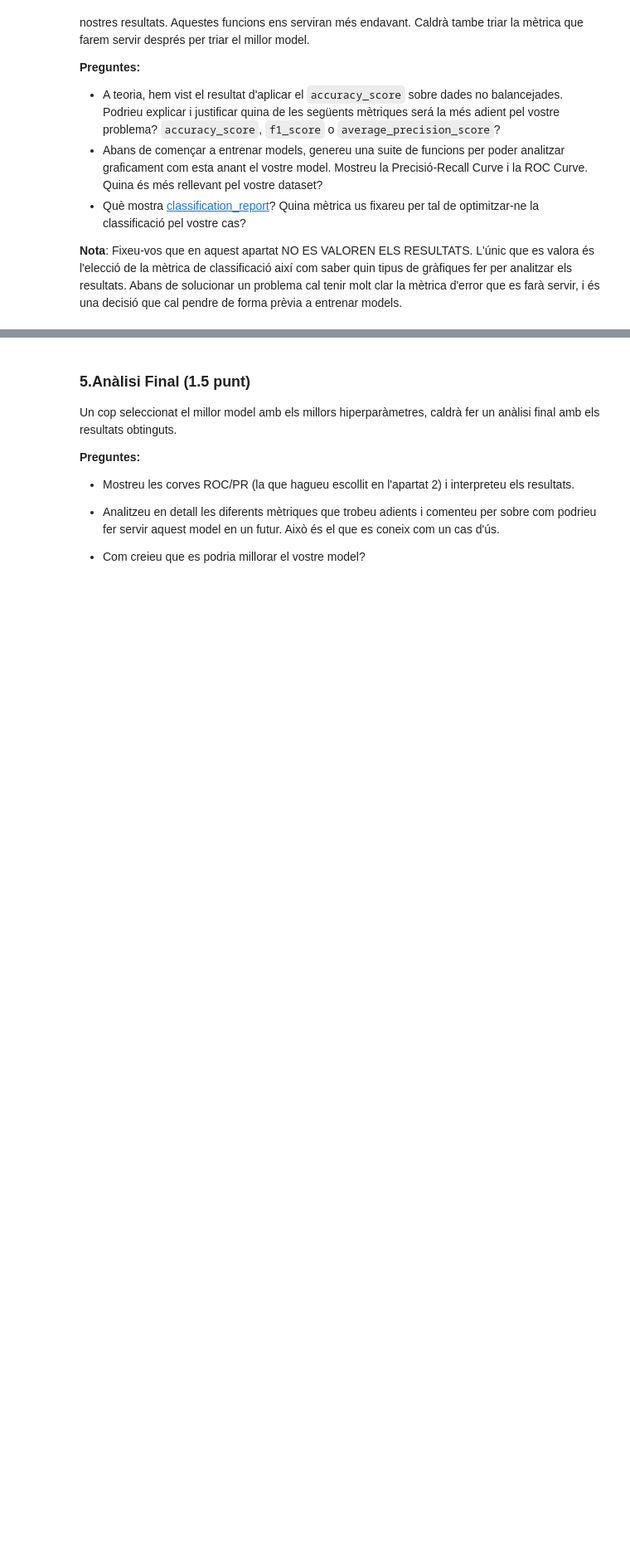
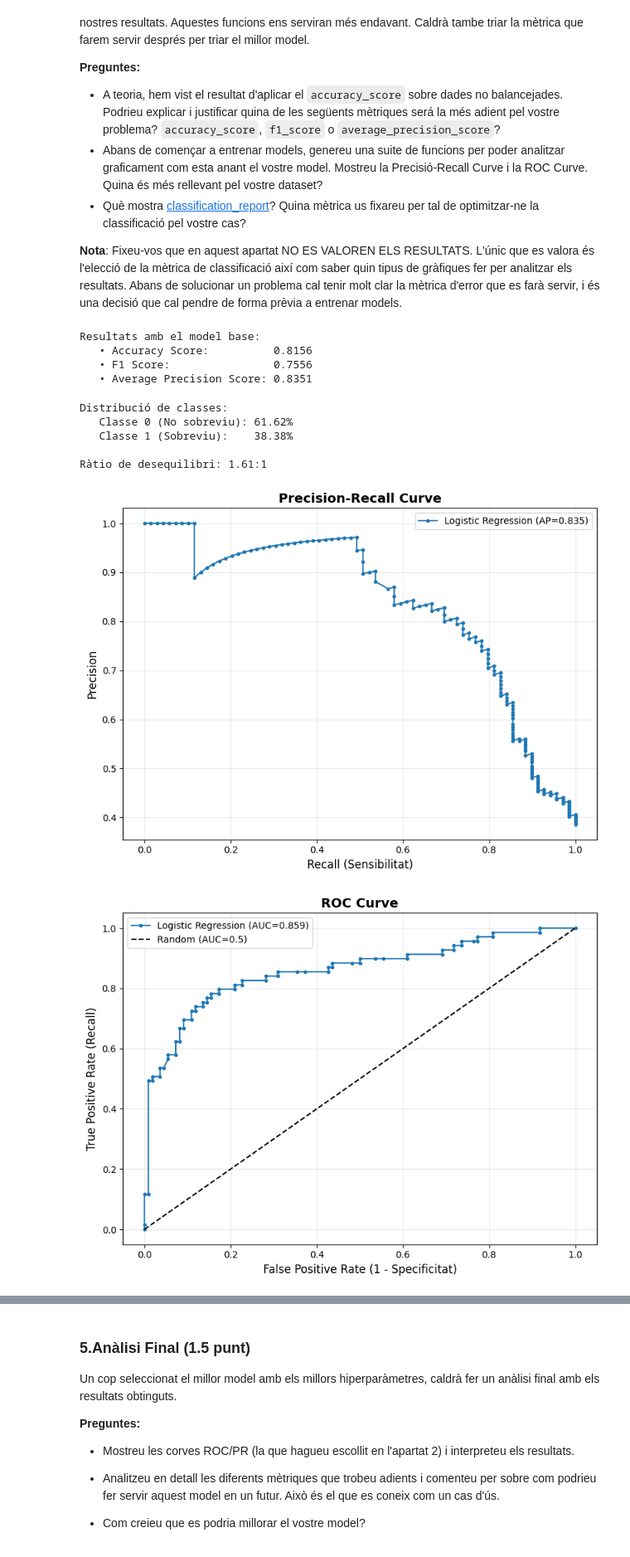
Before and after one commit to NatanSisoev/TitanicSurvival, a Jupyter notebook: practica.ipynb, the cells around one changed output, grey strips where cells are left out. Shown: that part at 83% size. Cells and saved outputs as stored; diff of their text form; code cells hidden in the pictures; blank space fills up the shorter version.

Commit message:
metric selection

```diff
--- a/practica.ipynb
+++ b/practica.ipynb
@@ -542,0 +566,31 @@ En aquest apartat ens centrarem en les mètriques de classificació ([documentac
+# %%
+# Entrenament de regressió logística com a exemple
+from sklearn.linear_model import LogisticRegression
+from sklearn.metrics import (
+    accuracy_score, f1_score, average_precision_score,
+    precision_recall_curve, roc_curve, auc,
+    classification_report, confusion_matrix, ConfusionMatrixDisplay
+)
+import matplotlib.pyplot as plt
+
+# Entrenar model base
+lr_model = LogisticRegression(random_state=42, max_iter=1000)
+lr_model.fit(X_train_preprocessed, y_train)
+
+# Prediccions
+y_pred = lr_model.predict(X_test_preprocessed)
+y_pred_proba = lr_model.predict_proba(X_test_preprocessed)[:, 1]
+
+accuracy = accuracy_score(y_test, y_pred)
+f1 = f1_score(y_test, y_pred)
+avg_precision = average_precision_score(y_test, y_pred_proba)
+
+print(f"\nResultats amb el model base:")
+print(f"   • Accuracy Score:          {accuracy:.4f}")
+print(f"   • F1 Score:                {f1:.4f}")
+print(f"   • Average Precision Score: {avg_precision:.4f}")
+# %% [output]
+Resultats amb el model base:
+   • Accuracy Score:          0.8156
+   • F1 Score:                0.7556
+   • Average Precision Score: 0.8351
@@ -542,0 +601,16 @@ En aquest apartat ens centrarem en les mètriques de classificació ([documentac
+# %%
+class_distribution = y.value_counts(normalize=True)
+majority_class = class_distribution.max()
+minority_class = class_distribution.min()
+imbalance_ratio = majority_class / minority_class
+
+print(f"Distribució de classes:")
+print(f"   Classe 0 (No sobreviu): {class_distribution[0]:.2%}")
+print(f"   Classe 1 (Sobreviu):    {class_distribution[1]:.2%}")
+print(f"\nRàtio de desequilibri: {imbalance_ratio:.2f}:1")
+# %% [output]
+Distribució de classes:
+   Classe 0 (No sobreviu): 61.62%
+   Classe 1 (Sobreviu):    38.38%
+
+Ràtio de desequilibri: 1.61:1
@@ -542,0 +722,15 @@ En aquest apartat ens centrarem en les mètriques de classificació ([documentac
+# %%
+fig_pr = plot_precision_recall_curve(y_test, y_pred_proba, "Logistic Regression")
+plt.show()
+
+fig_roc = plot_roc_curve(y_test, y_pred_proba, "Logistic Regression")
+plt.show()
+
+fig_cm = plot_confusion_matrix(y_test, y_pred, "Logistic Regression")
+plt.show()
+
+# Mètriques detallades
+print_classification_metrics(y_test, y_pred, y_pred_proba)
+# %% [output]
+[figure, added]
+[figure, added]
```
Also changed, not shown: parts of 7 cells of this notebook.
